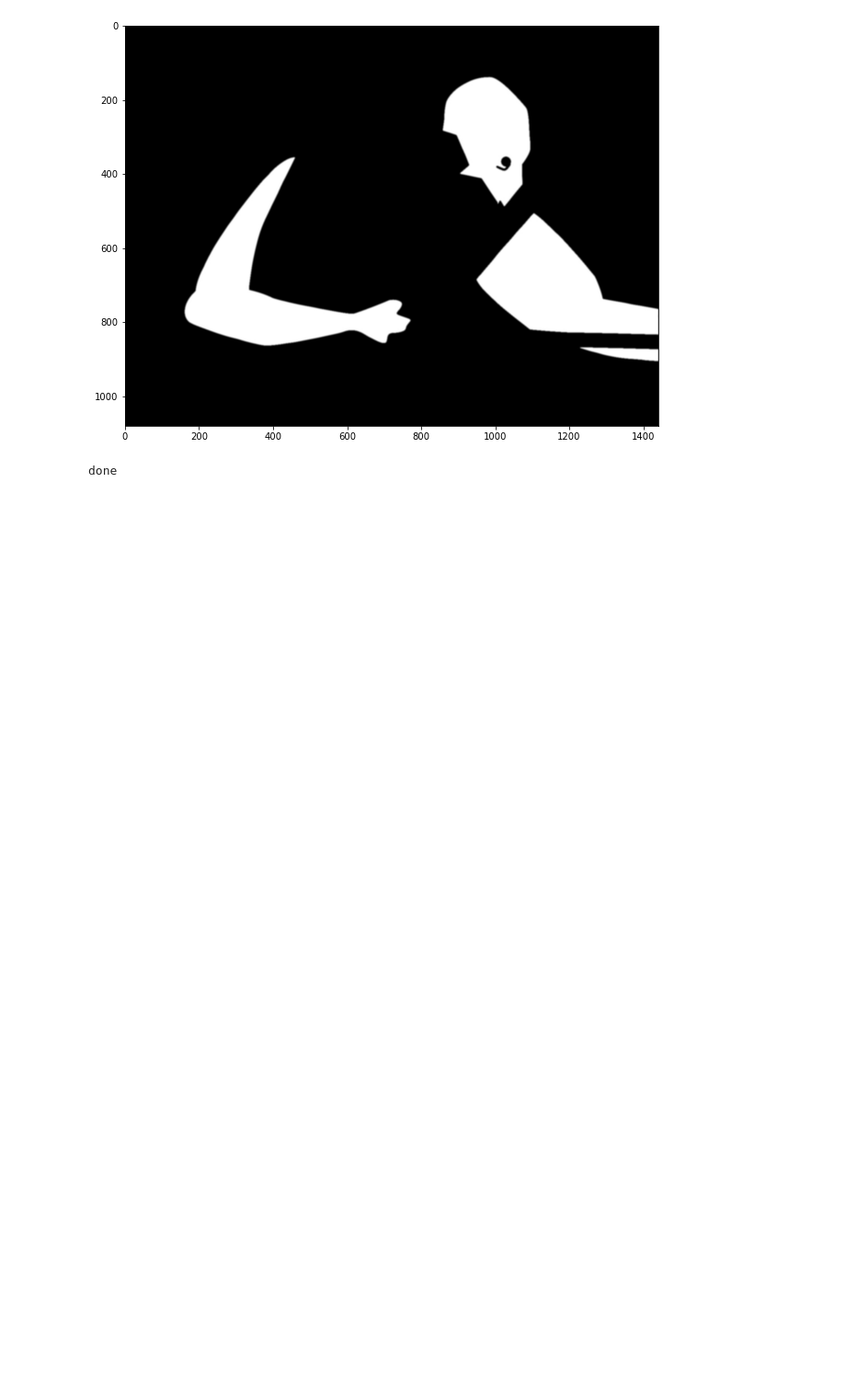
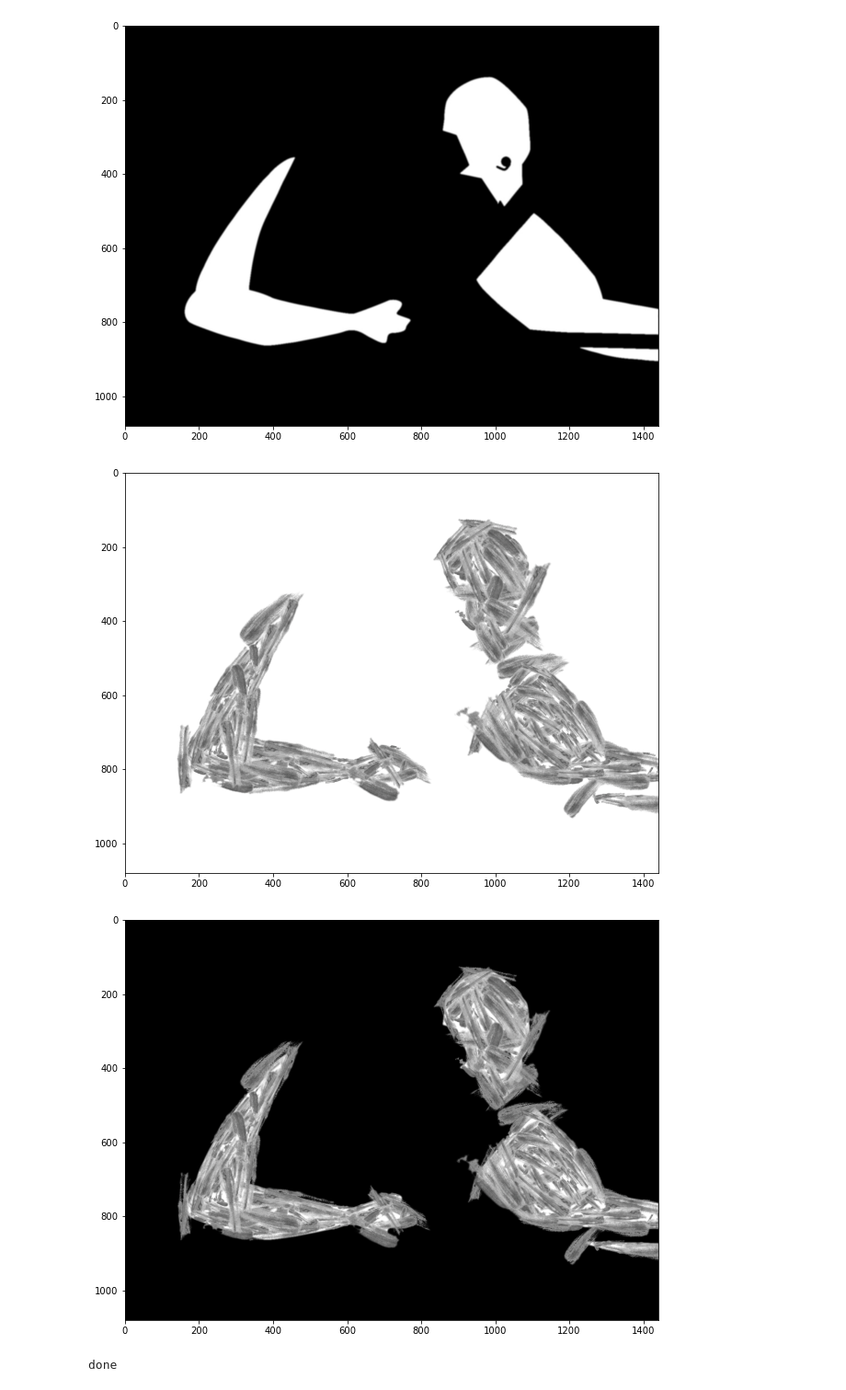
Before and after one commit to CarlKCarlK/anipaint, a Jupyter notebook: notebooks/anipaint3.ipynb, the cells around one changed output. Shown at 92% size. Cells and saved outputs as stored; diff of their text form; code cells hidden in the pictures; blank space fills up the shorter version.

Commit message:
candidates must be uncovered

```diff
--- a/notebooks/anipaint3.ipynb
+++ b/notebooks/anipaint3.ipynb
@@ -25,6 +25,26 @@ plt.imshow(matte_image)
 plt.show()
 # %% [output]
 [figure]
+# %%
+im_all = paint(
+    matte_path,
+    brush_pattern,
+    random_count=20,
+    keep_threshold=0,
+    candidate_range=(1,256),
+    credit_range=(1, 256),
+    mixing_range=(255, 256),
+    sprite_factor_range=(.1,1)
+)
+plt.imshow(im_all)
+plt.show()
+im0 = matte_image.copy()
+im0.paste(im_all, (0, 0), im_all)
+plt.imshow(im0)
+plt.show()
+# %% [output]
+[figure, added]
+[figure, added]
 # %%
 im_edge = paint(
     matte_path,
```
Also changed, not shown: parts of 3 cells of this notebook, 1 other file.
